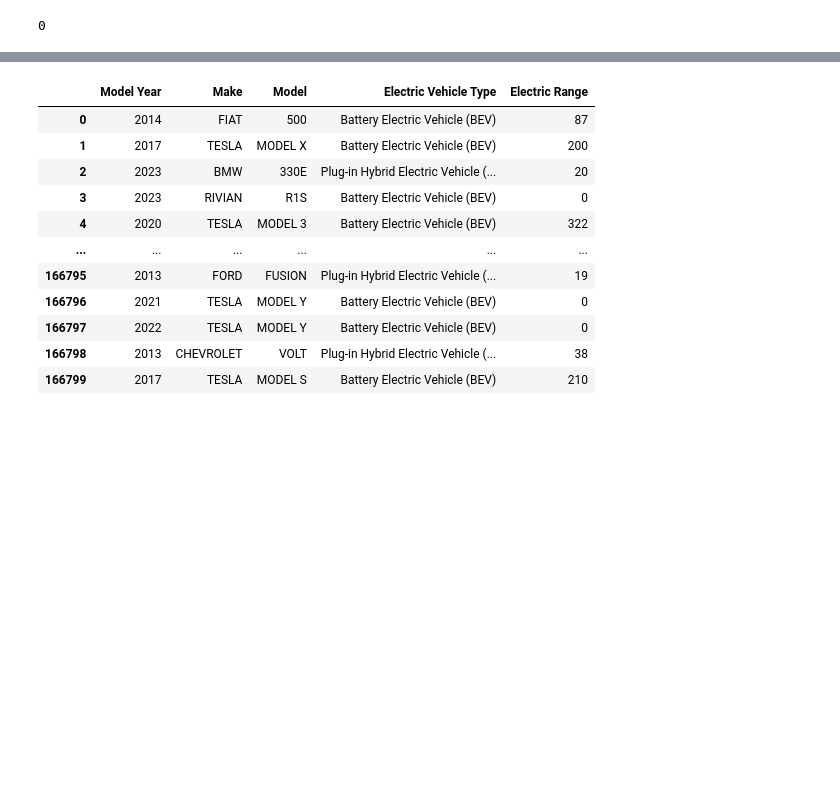
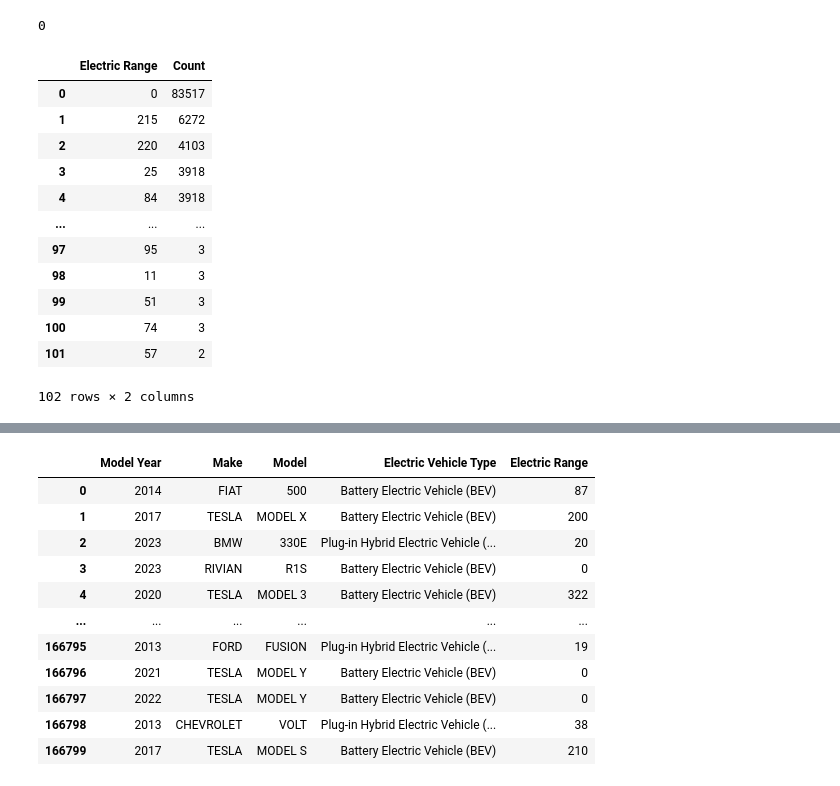
Before and after one commit to taegyunjjang/ml_study, a Jupyter notebook: Electric_Vehicle_Trend_Analysis.ipynb, the cells around one changed output, grey strips where cells are left out. Cells and saved outputs as stored; diff of their text form; code cells hidden in the pictures; blank space fills up the shorter version.

```diff
--- a/Electric_Vehicle_Trend_Analysis.ipynb
+++ b/Electric_Vehicle_Trend_Analysis.ipynb
@@ -64,3 +64,22 @@ dtype: int64
 df.duplicated().sum()
 # %% [output]
 0
+# %%
+# Electric Range가 충분히 조사되지 않음
+range_val = df['Electric Range'].value_counts()
+range_df = pd.DataFrame({'Electric Range':range_val.index, 'Count':range_val.values})
+range_df
+# %% [output]
+|  | Electric Range | Count |
+| 0 | 0 | 83517 |
+| 1 | 215 | 6272 |
+| 2 | 220 | 4103 |
+| 3 | 25 | 3918 |
+| 4 | 84 | 3918 |
+| ... | ... | ... |
+| 97 | 95 | 3 |
+| 98 | 11 | 3 |
+| 99 | 51 | 3 |
+| 100 | 74 | 3 |
+| 101 | 57 | 2 |
+102 rows × 2 columns
```
Also changed, not shown: parts of 28 cells of this notebook.
